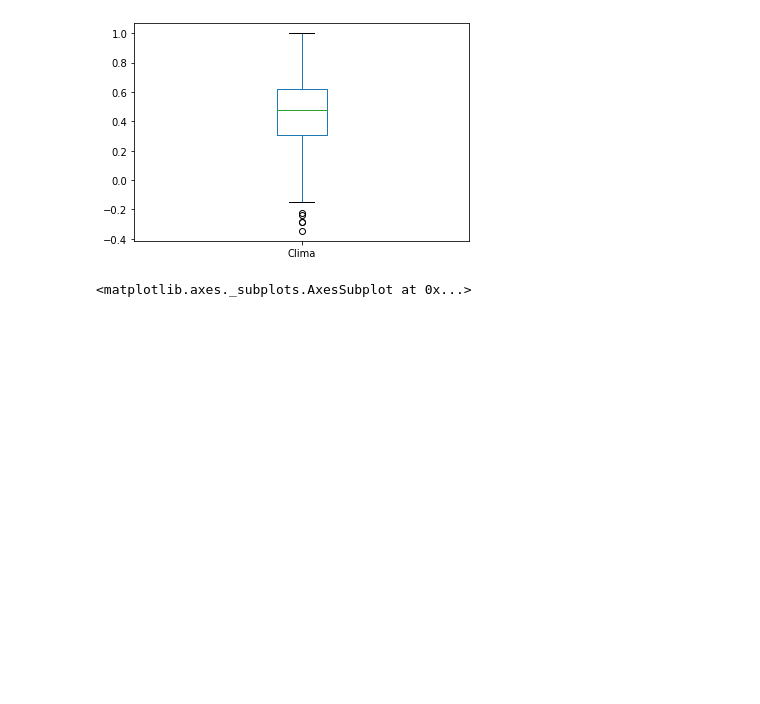
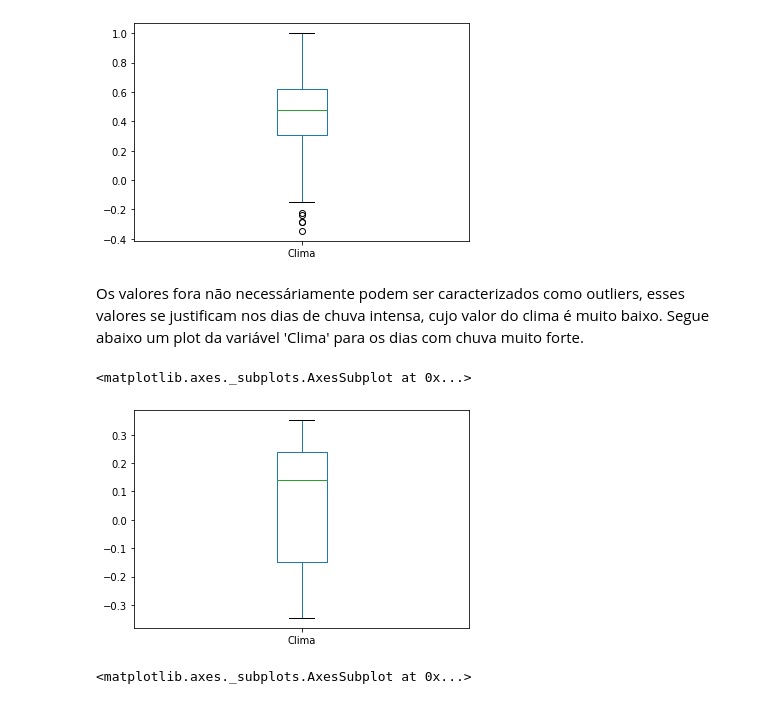
Before and after one commit to thiagorayam/Data, a Jupyter notebook: Exemplo1.ipynb, the cells around one changed output. Saved outputs shown, nothing was run; the diff lists cells and outputs as text; code cells hidden in the pictures; blank space fills up the shorter version.

```diff
--- a/Exemplo1.ipynb
+++ b/Exemplo1.ipynb
@@ -238,6 +239,13 @@ df['Clima'].plot.box()
 # %% [output]
 <matplotlib.axes._subplots.AxesSubplot at 0x...>
 [figure]
+# %% [markdown]
+Os valores fora não necessáriamente podem ser caracterizados como outliers, esses valores se justificam nos dias de chuva intensa, cujo valor do clima é muito baixo. Segue abaixo um plot da variável 'Clima' para os dias com chuva muito forte.
+# %%
+df[df['Precipitacao (mm)'] > 30]['Clima'].plot.box()
+# %% [output]
+<matplotlib.axes._subplots.AxesSubplot at 0x...>
+[figure, added]
 # %%
 df['Consumo'].plot.box()
 # %% [output]
```
Also changed, not shown: parts of 15 cells of this notebook.
